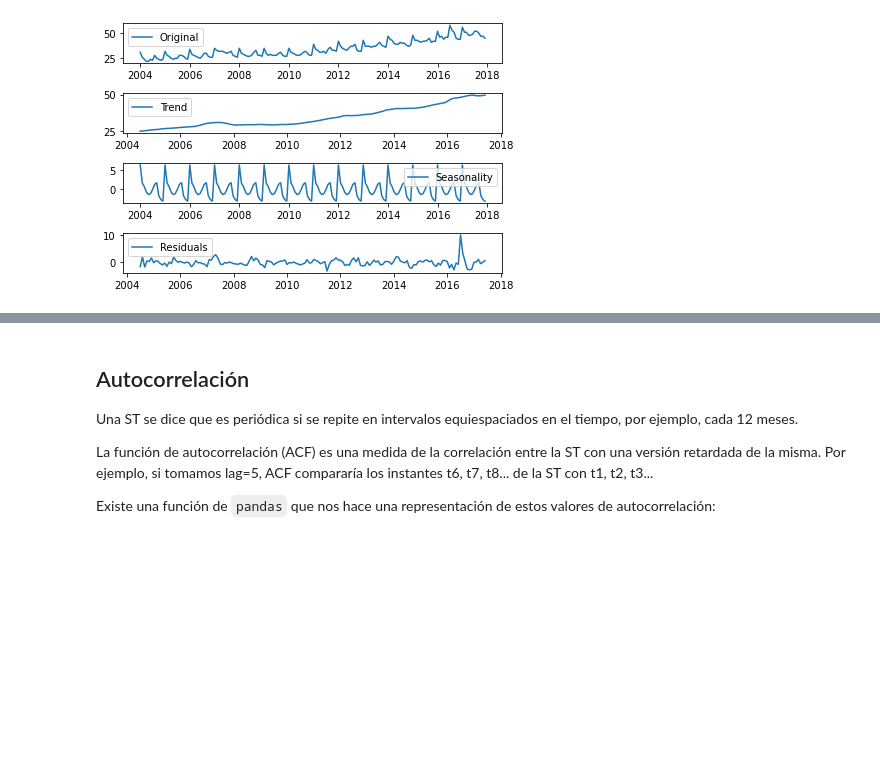
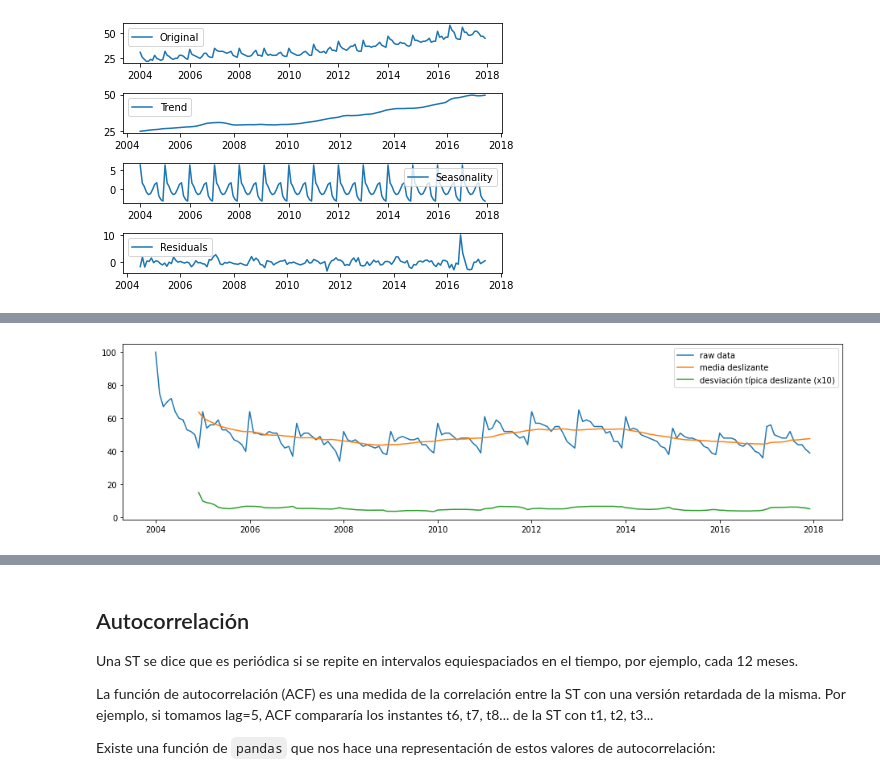
Before and after one commit to ayrna/ap2122, a Jupyter notebook: series-temporales/time_series.ipynb, the cells around one changed output, grey strips where cells are left out. Cells and saved outputs as stored; diff of their text form; code cells hidden in the pictures; blank space fills up the shorter version.

```diff
--- a/series-temporales/time_series.ipynb
+++ b/series-temporales/time_series.ipynb
@@ -335,0 +348,18 @@ plt.tight_layout()
+# %%
+### Representar los estadísticos para comprobar la estacionariedad
+def test_stationarity(timeseries, title):
+
+    # Determinar los estadísticos
+    rolmean = pd.Series(timeseries).rolling(window=12).mean()
+    rolstd = pd.Series(timeseries).rolling(window=12).std()
+
+    fig, ax = plt.subplots(figsize=(16, 4))
+    ax.plot(timeseries, label= title)
+    ax.plot(rolmean, label='media deslizante');
+    ax.plot(rolstd, label='desviación típica deslizante (x10)');
+    ax.legend()
+# %%
+pd.options.display.float_format = '{:.8f}'.format
+test_stationarity(diet,'raw data')
+# %% [output]
+[figure, added]
```
Also changed, not shown: parts of 36 cells of this notebook, 28 other files.
